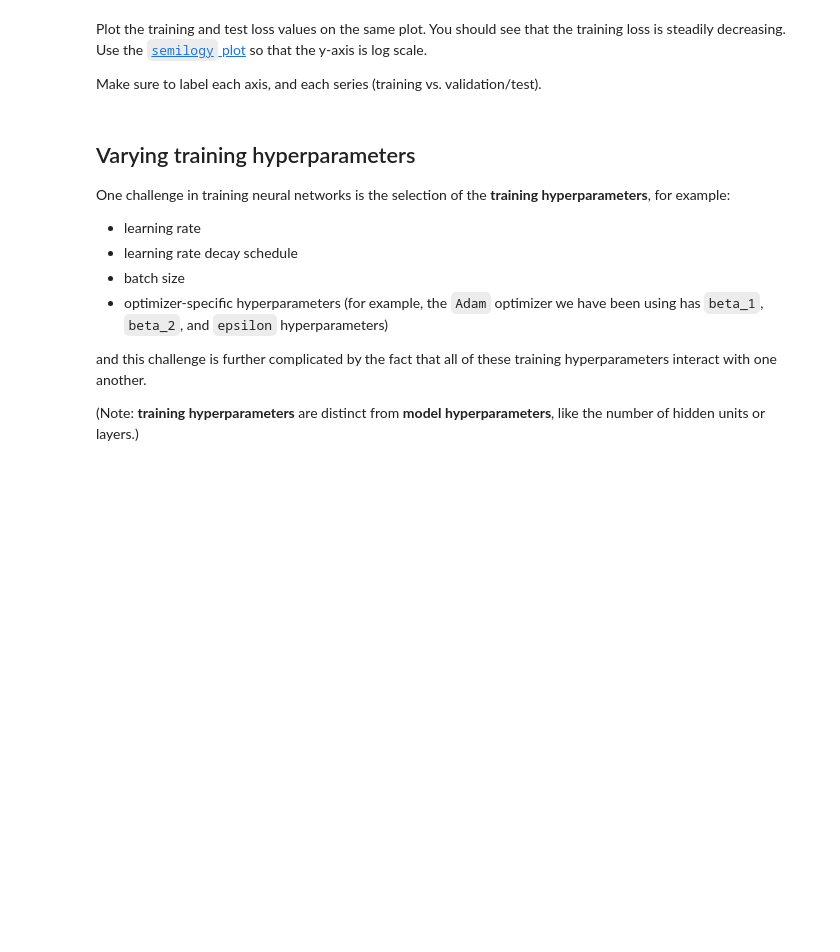
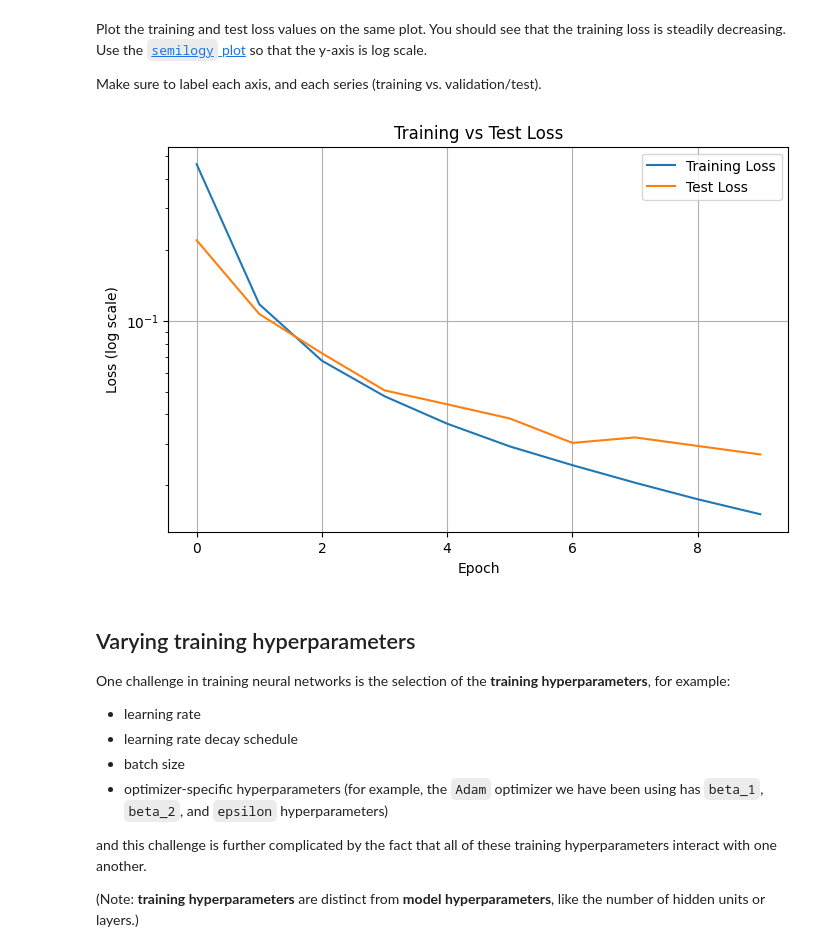
Before and after one commit to Aku2611/100xDevs-cohort, a Jupyter notebook: notebooks/8-lab-neural-net-music-classification-torch.ipynb, the cells around one changed output. Drawn from its saved outputs; the diff is of its cells as text; code cells hidden in the pictures; blank space fills up the shorter version.

```diff
--- a/notebooks/8-lab-neural-net-music-classification-torch.ipynb
+++ b/notebooks/8-lab-neural-net-music-classification-torch.ipynb
@@ -171,6 +226,11 @@ Then create `model` as an instance of this class, and move `model` to the GPU de
 # TODO - create the model and move to device
 # device = torch.device("cuda" if torch.cuda.is_available() else "cpu")
 # model = ...
+# Select device
+device = torch.device("cuda" if torch.cuda.is_available() else "cpu")
+
+# Create model and move to device
+model = InstrumentNet(input_dim=n_feat, hidden_dim=nh, output_dim=n_class).to(device)
 # %% [markdown]
 Create a `criterion` and an `optimizer` to train the model parameters.
 
@@ -220,0 +326,28 @@ results = {
+# %%
+
+# TODO - fit model and save training history per epoch
+n_epochs = 10
+results = {
+    'train_acc': [],
+    'test_acc': [],
+    'train_loss': [],
+    'test_loss': [],
+}
+
+for epoch in range(n_epochs):
+    # Train
+    train_acc, train_loss = train_model(model, criterion, optimizer, device, train_loader)
+
+    # Evaluate
+    test_acc, test_loss = eval_model(model, criterion, device, test_loader)
+
+    # Save results
+    results['train_acc'].append(train_acc)
+    results['test_acc'].append(test_acc)
+    results['train_loss'].append(train_loss)
+    results['test_loss'].append(test_loss)
+
+    # Print progress
+    print(f"Epoch [{epoch+1}/{n_epochs}] "
+          f"Train Acc: {train_acc:.4f}, Train Loss: {train_loss:.4f} | "
+          f"Test Acc: {test_acc:.4f}, Test Loss: {test_loss:.4f}")
@@ -227,3 +369,16 @@ Make sure to label each axis, and each series (training vs. validation/test).
+# %%
+# TODO - plot the training and validation loss in one plot
+plt.figure(figsize=(8, 5))
+plt.semilogy(results['train_loss'], label='Training Loss')
+plt.semilogy(results['test_loss'], label='Test Loss')
+plt.xlabel('Epoch')
+plt.ylabel('Loss (log scale)')
+plt.title('Training vs Test Loss')
+plt.legend()
+plt.grid(True)
+plt.show()
+# %% [output]
+[figure, added]
 # %% [markdown]
 ## Varying training hyperparameters
 
```
Also changed, not shown: parts of 43 cells of this notebook.
